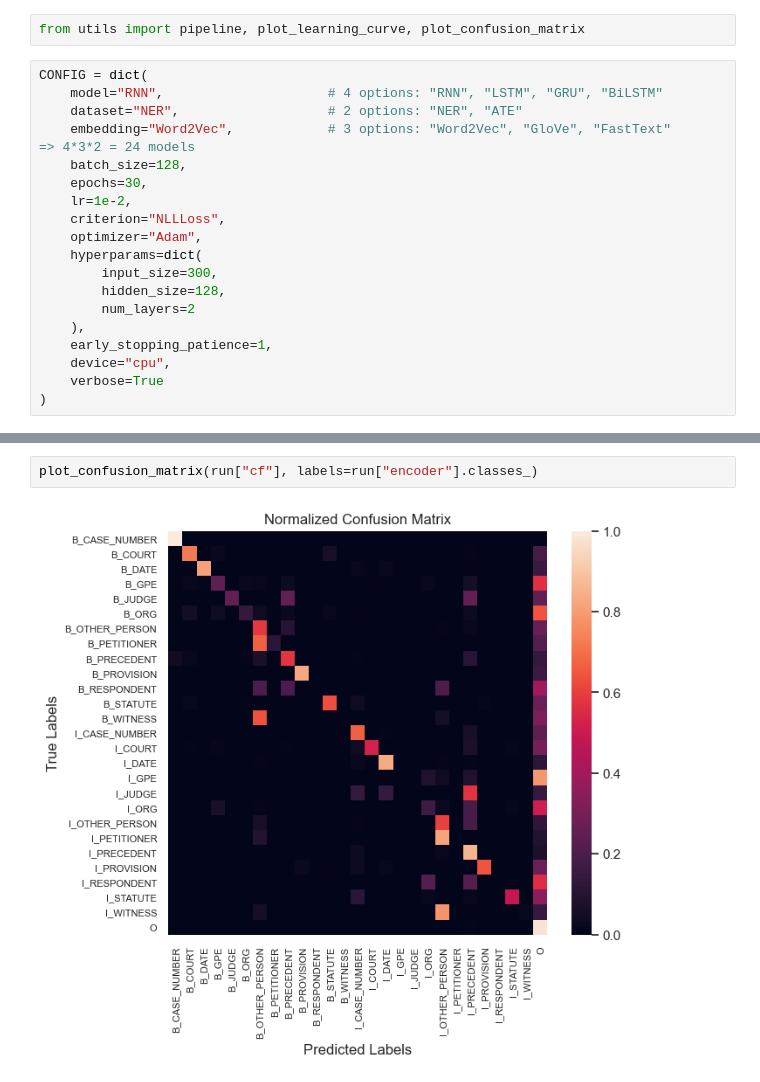
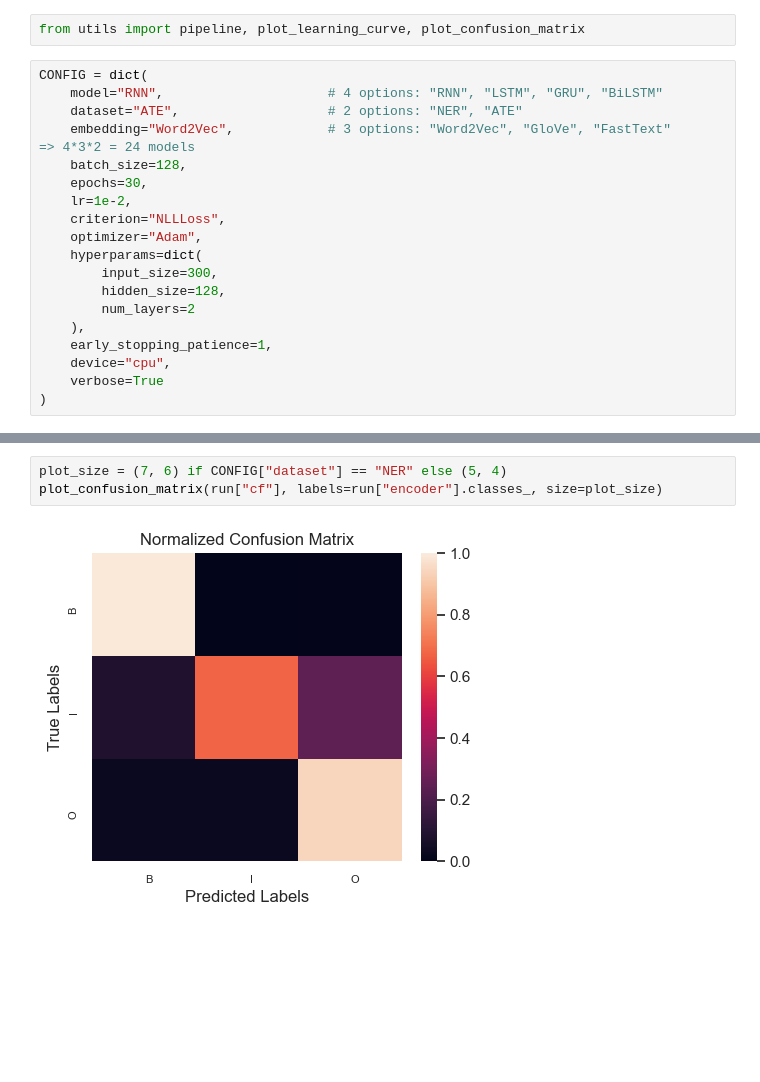
Before and after one commit to divyajeettt/CSE556, a Jupyter notebook: Assignment-2/tester.ipynb, the cells around one changed output, grey strips where cells are left out. Saved outputs shown, nothing was run; the diff lists cells and outputs as text; blank space fills up the shorter version.

```diff
--- a/Assignment-2/tester.ipynb
+++ b/Assignment-2/tester.ipynb
@@ -3,7 +3,7 @@ from utils import pipeline, plot_learning_curve, plot_confusion_matrix
 # %%
 CONFIG = dict(
     model="RNN",                     # 4 options: "RNN", "LSTM", "GRU", "BiLSTM"
-    dataset="NER",                   # 2 options: "NER", "ATE"
+    dataset="ATE",                   # 2 options: "NER", "ATE"
     embedding="Word2Vec",            # 3 options: "Word2Vec", "GloVe", "FastText"       => 4*3*2 = 24 models
     batch_size=128,
     epochs=30,
@@ -35,4 +35,5 @@ plot_learning_curve(run["model"])
 # %%
-plot_confusion_matrix(run["cf"], labels=run["encoder"].classes_)
+plot_size = (7, 6) if CONFIG["dataset"] == "NER" else (5, 4)
+plot_confusion_matrix(run["cf"], labels=run["encoder"].classes_, size=plot_size)
 # %% [output]
-[figure, old version]
+[figure, new version]
```
Also changed, not shown: parts of 2 cells of this notebook, 1 other file.
